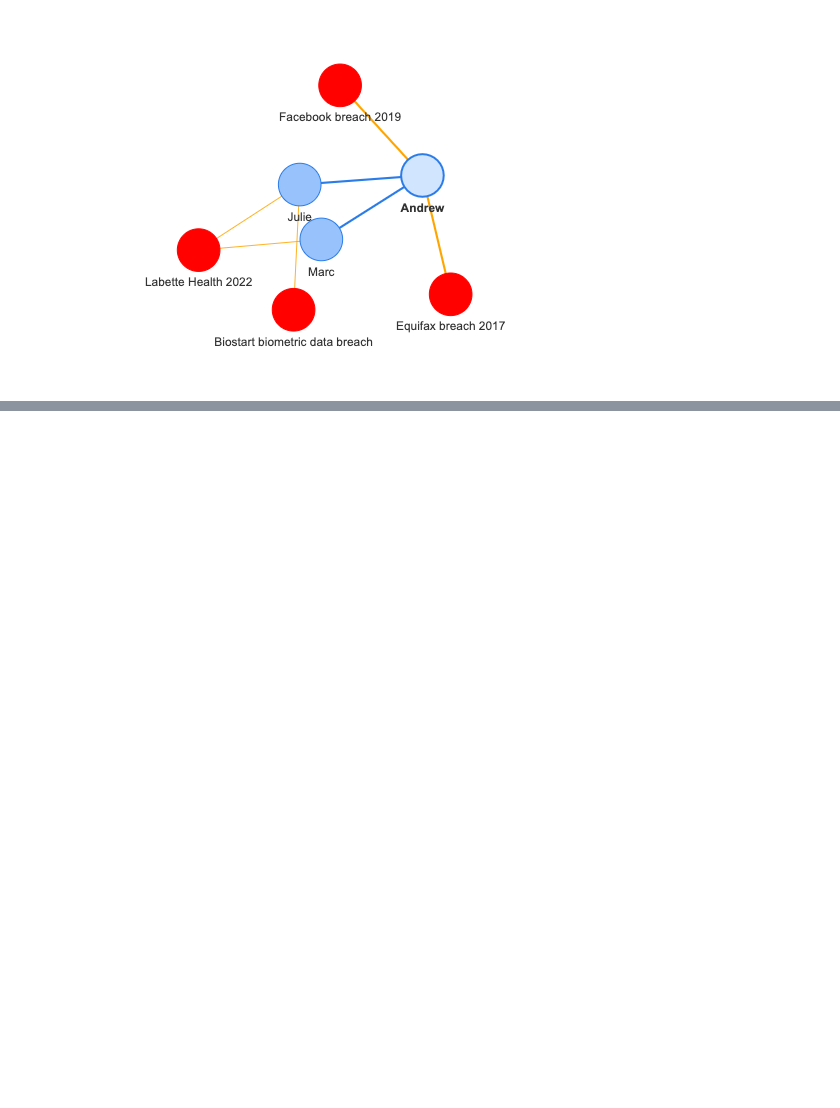
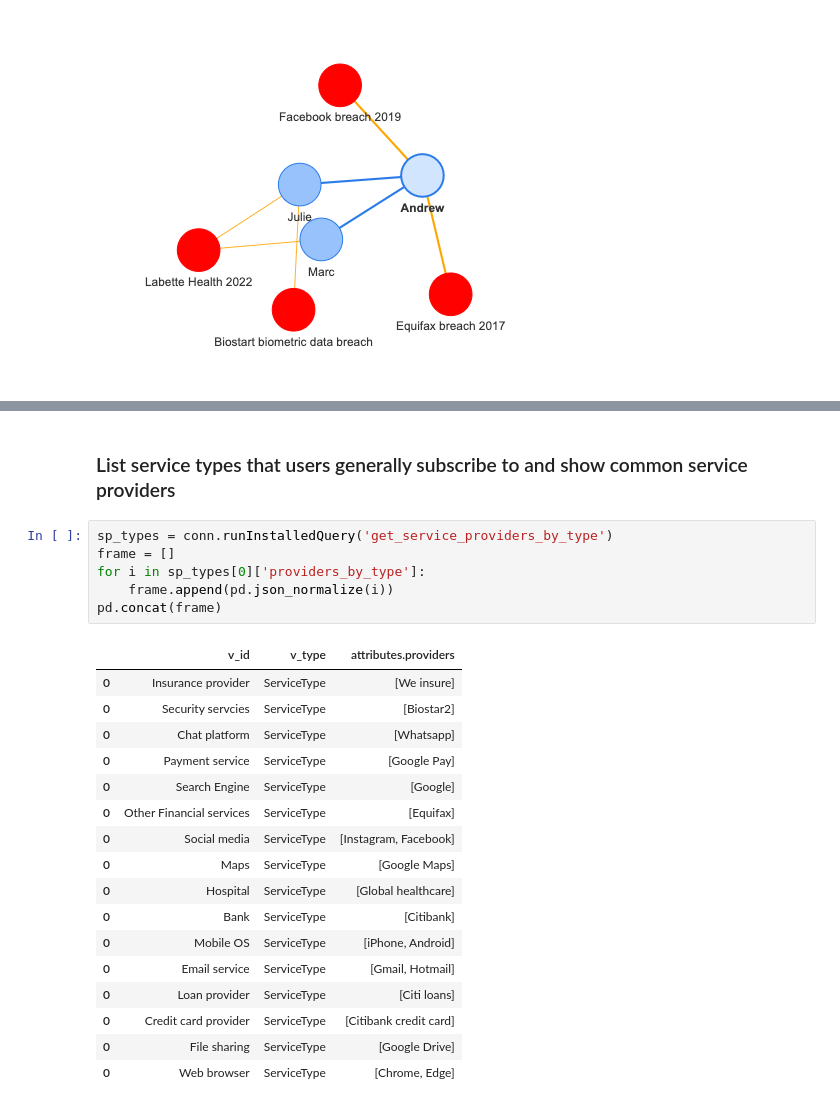
Before and after one commit to upasanasingh22/tigergraph-privacy, a Jupyter notebook: DataPrivacy2022.ipynb, the cells around one changed output, grey strips where cells are left out. Saved outputs shown, nothing was run; the diff lists cells and outputs as text; blank space fills up the shorter version.

```diff
--- a/DataPrivacy2022.ipynb
+++ b/DataPrivacy2022.ipynb
@@ -617,0 +622,26 @@ Security events related to related persons - ['Labette Health 2022', 'Biostart b
+# %% [markdown]
+### List service types that users generally subscribe to and show common service providers
+# %%
+sp_types = conn.runInstalledQuery('get_service_providers_by_type')
+frame = []
+for i in sp_types[0]['providers_by_type']:
+    frame.append(pd.json_normalize(i))
+pd.concat(frame)
+# %% [output]
+|  | v_id | v_type | attributes.providers |
+| 0 | Insurance provider | ServiceType | [We insure] |
+| 0 | Security servcies | ServiceType | [Biostar2] |
+| 0 | Chat platform | ServiceType | [Whatsapp] |
+| 0 | Payment service | ServiceType | [Google Pay] |
+| 0 | Search Engine | ServiceType | [Google] |
+| 0 | Other Financial services | ServiceType | [Equifax] |
+| 0 | Social media | ServiceType | [Instagram, Facebook] |
+| 0 | Maps | ServiceType | [Google Maps] |
+| 0 | Hospital | ServiceType | [Global healthcare] |
+| 0 | Bank | ServiceType | [Citibank] |
+| 0 | Mobile OS | ServiceType | [iPhone, Android] |
+| 0 | Email service | ServiceType | [Gmail, Hotmail] |
+| 0 | Loan provider | ServiceType | [Citi loans] |
+| 0 | Credit card provider | ServiceType | [Citibank credit card] |
+| 0 | File sharing | ServiceType | [Google Drive] |
+| 0 | Web browser | ServiceType | [Chrome, Edge] |
```
Also changed, not shown: parts of 7 cells of this notebook.
